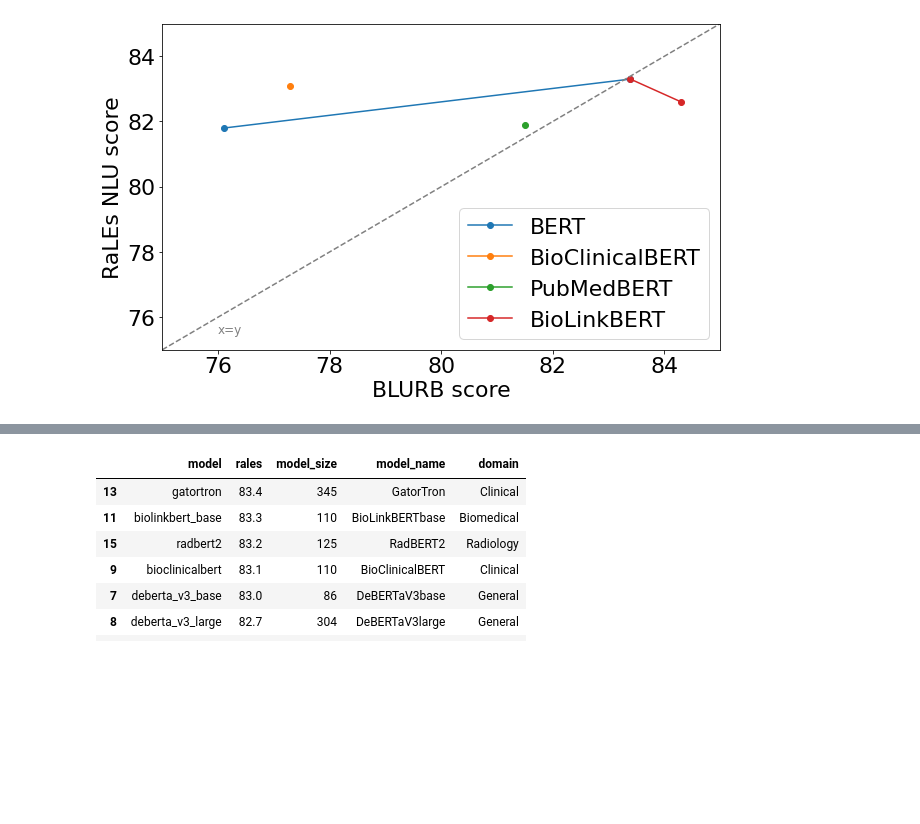
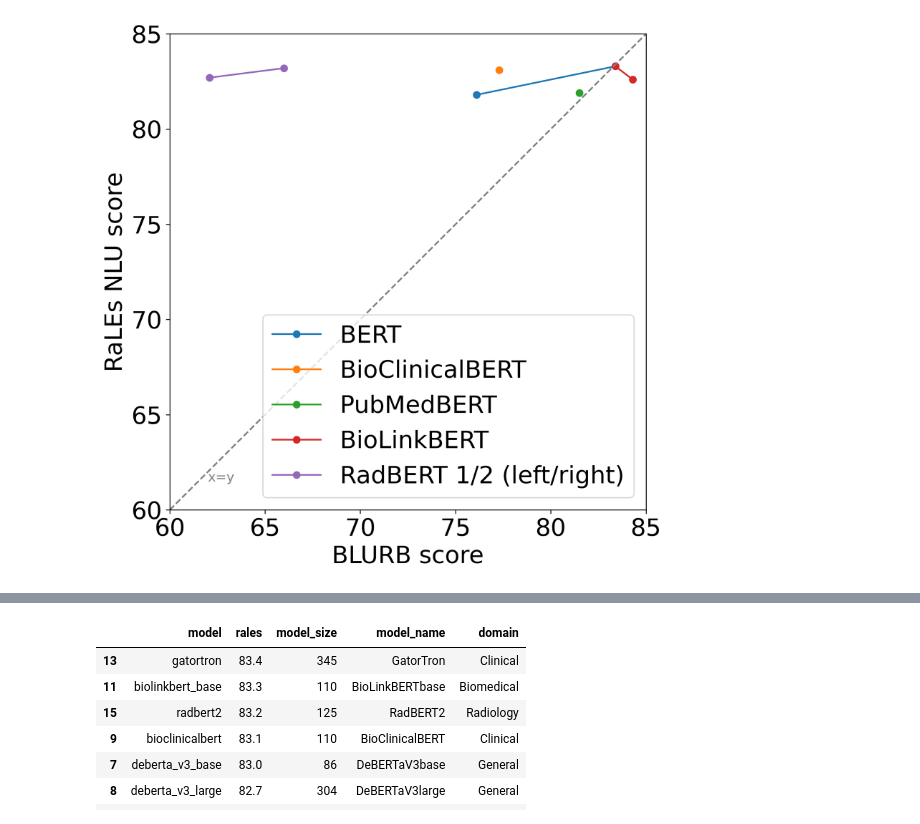
Before and after one commit to StanfordMIMI/RaLEs, a Jupyter notebook: results/make_paper_figures.ipynb, the cells around one changed output, grey strips where cells are left out. Cells and saved outputs as stored; diff of their text form; code cells hidden in the pictures; blank space fills up the shorter version.

```diff
--- a/results/make_paper_figures.ipynb
+++ b/results/make_paper_figures.ipynb
@@ -59,7 +85,8 @@ blurb['bioclinicalbert'] = 77.29
 blurb['pubmedbert'] = 81.50
 blurb['biolinkbert_base'] = 83.39
 blurb['biolinkbert_large'] = 84.30
-
+blurb['radbert1'] = 62.09
+blurb['radbert2'] = 66.00
 rales['bioclinicalbert'] = 83.1
 rales['pubmedbert'] = 81.9
 rales['biolinkbert_base'] = 83.3
@@ -69,23 +96,25 @@ rales['gatortron'] = 83.4
 rales['radbert1'] = 82.7
 rales['radbert2'] = 83.2
 # %%
-plt.figure(figsize=(10, 6))
+plt.figure(figsize=(8, 8), dpi=300)
 plt.plot([v for k,v in blurb.items() if 'bert_base' in k], [v for k,v in rales.items() if 'bert_base' in k], label='BERT', marker='o')
 plt.plot([v for k,v in blurb.items() if 'bioclinicalbert' in k], [v for k,v in rales.items() if 'bioclinicalbert' in k], label='BioClinicalBERT', marker='o')
 plt.plot([v for k,v in blurb.items() if 'pubmedbert' in k], [v for k,v in rales.items() if 'pubmedbert' in k], label='PubMedBERT', marker='o')
 plt.plot([v for k,v in blurb.items() if 'biolinkbert' in k], [v for k,v in rales.items() if 'biolinkbert' in k], label='BioLinkBERT', marker='o')
+plt.plot([v for k,v in blurb.items() if 'radbert' in k], [v for k,v in rales.items() if 'radbert' in k], label='RadBERT 1/2 (left/right)', marker='o')
 plt.axline((0,0), slope=1, color='grey', linestyle='--')
-plt.annotate('x=y', xy=(76, 75.5), color='grey',xycoords='data',\
+plt.annotate('x=y', xy=(62, 61.5), color='grey',xycoords='data',\
                         textcoords='data',\
                         fontsize=12, rotation=0)
 plt.xlabel('BLURB score')
 plt.ylabel('RaLEs NLU score')
-plt.xlim(75, 85)
-plt.ylim(75, 85)
-plt.legend()
+plt.xlim(60, 85)
+plt.ylim(60, 85)
+plt.legend(loc='lower right')
+plt.gca().set_aspect('equal', adjustable='box')
 plt.show()
 # %% [output]
-[figure, old version]
+[figure, new version]
 # %%
 model_size = {}
 model_size['bert_base'] = 110
```
Also changed, not shown: parts of 5 cells of this notebook.
